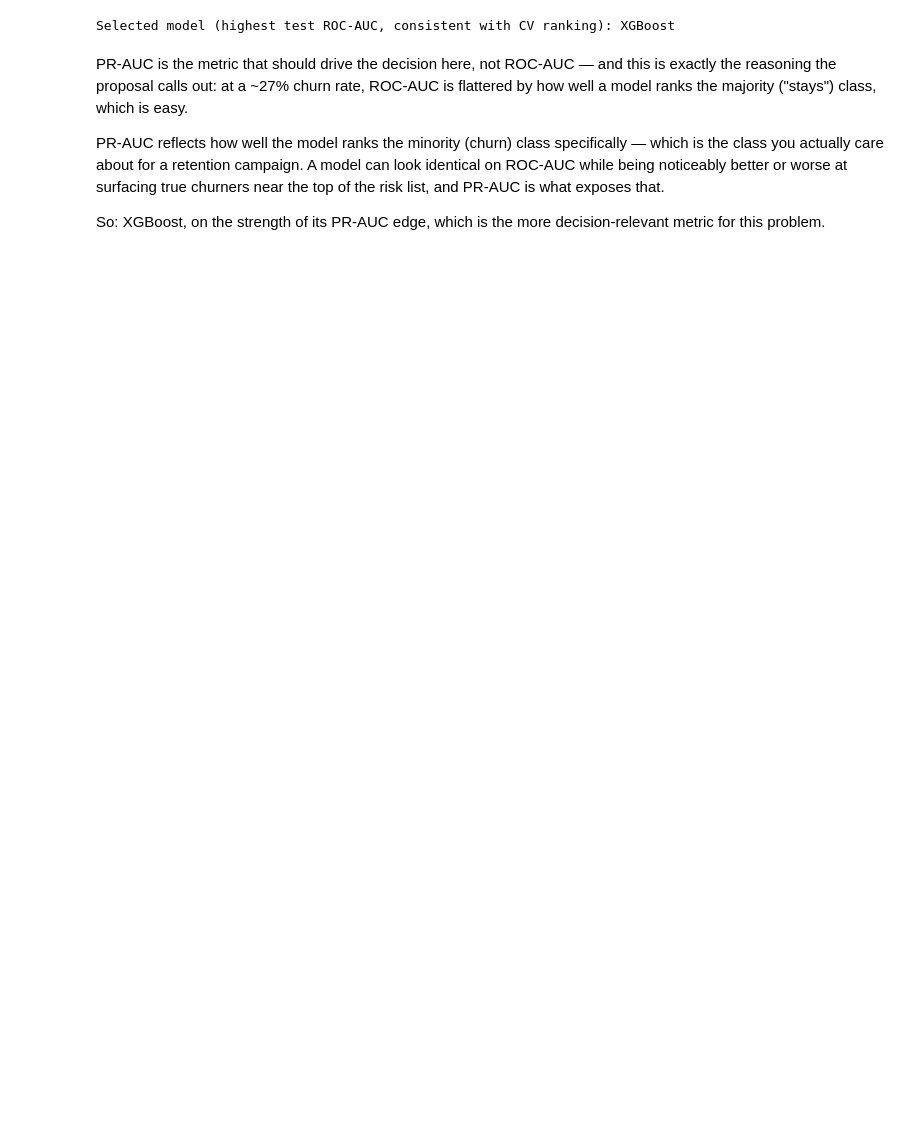
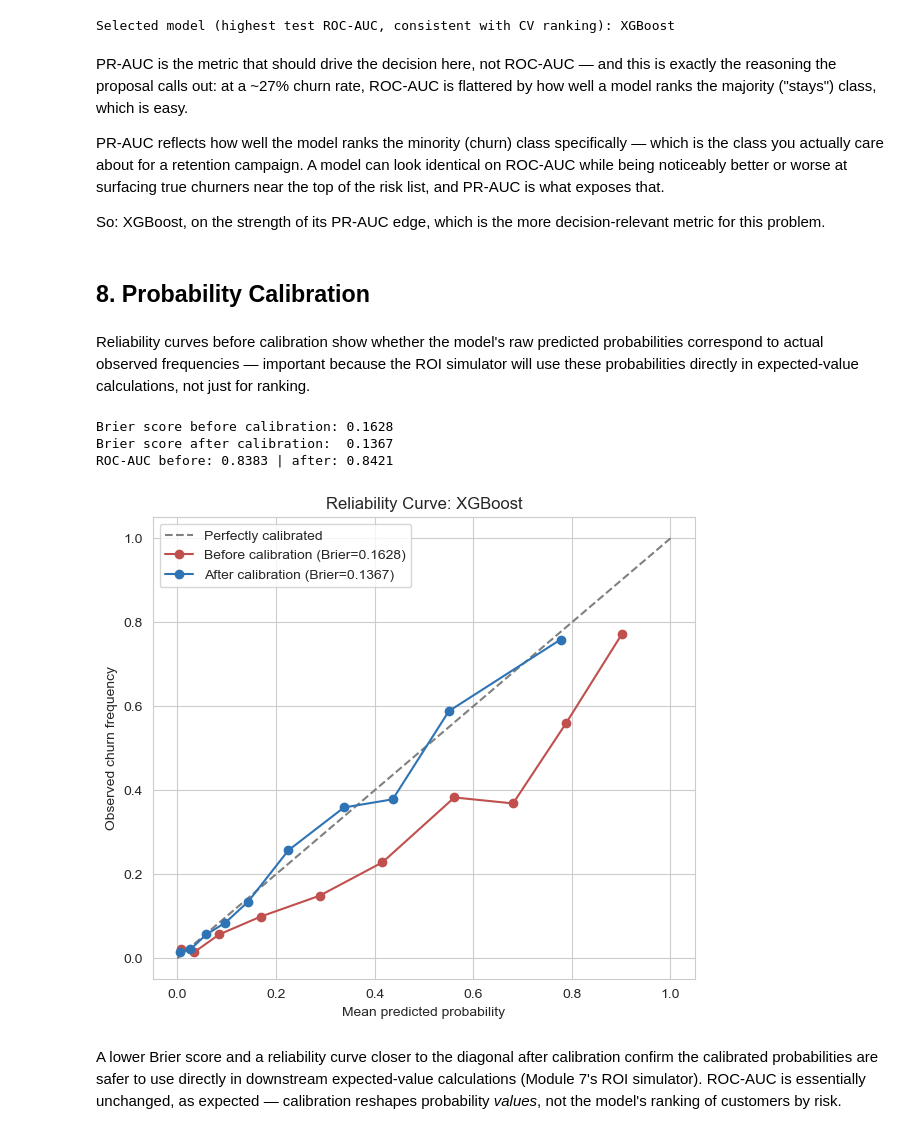
Before and after one commit to danielowuor/Customer-Retention-Intelligence-System, a Jupyter notebook: notebooks/03_classification_benchmarking.ipynb, the cells around one changed output. Saved outputs shown, nothing was run; the diff lists cells and outputs as text; code cells hidden in the pictures; blank space fills up the shorter version.

Commit message:
feat: add probability calibration to assess and improve churn prediction reliability

```diff
--- a/notebooks/03_classification_benchmarking.ipynb
+++ b/notebooks/03_classification_benchmarking.ipynb
@@ -273,3 +273,44 @@ PR-AUC is the metric that should drive the decision here, not ROC-AUC — and th
 PR-AUC reflects how well the model ranks the minority (churn) class specifically — which is the class you actually care about for a retention campaign. A model can look identical on ROC-AUC while being noticeably better or worse at surfacing true churners near the top of the risk list, and PR-AUC is what exposes that.
 
 So: XGBoost, on the strength of its PR-AUC edge, which is the more decision-relevant metric for this problem.
+# %% [markdown]
+## 8. Probability Calibration
+# %% [markdown]
+Reliability curves before calibration show whether the model's raw predicted probabilities correspond to actual observed frequencies — important because the ROI simulator will use these probabilities directly in expected-value calculations, not just for ranking.
+# %%
+proba_uncalibrated = best_raw_model.predict_proba(X_test_enc)[:, 1]
+frac_pos_before, mean_pred_before = calibration_curve(y_test, proba_uncalibrated, n_bins=10, strategy="quantile")
+brier_before = brier_score_loss(y_test, proba_uncalibrated)
+
+calibrated_model = CalibratedClassifierCV(
+    estimator=best_raw_model.__class__(**best_model_params),
+    method="isotonic",
+    cv=5,
+)
+calibrated_model.fit(X_train_enc, y_train)
+
+proba_calibrated = calibrated_model.predict_proba(X_test_enc)[:, 1]
+frac_pos_after, mean_pred_after = calibration_curve(y_test, proba_calibrated, n_bins=10, strategy="quantile")
+brier_after = brier_score_loss(y_test, proba_calibrated)
+
+print(f"Brier score before calibration: {brier_before:.4f}")
+print(f"Brier score after calibration:  {brier_after:.4f}")
+print(f"ROC-AUC before: {roc_auc_score(y_test, proba_uncalibrated):.4f} | after: {roc_auc_score(y_test, proba_calibrated):.4f}")
+# %% [output]
+Brier score before calibration: 0.1628
+Brier score after calibration:  0.1367
+ROC-AUC before: 0.8383 | after: 0.8421
+# %%
+fig, ax = plt.subplots(figsize=(7, 6))
+ax.plot([0, 1], [0, 1], linestyle="--", color="gray", label="Perfectly calibrated")
+ax.plot(mean_pred_before, frac_pos_before, marker="o", color="#C0504D", label=f"Before calibration (Brier={brier_before:.4f})")
+ax.plot(mean_pred_after, frac_pos_after, marker="o", color="#2E74B5", label=f"After calibration (Brier={brier_after:.4f})")
+ax.set_xlabel("Mean predicted probability")
+ax.set_ylabel("Observed churn frequency")
+ax.set_title(f"Reliability Curve: {best_model_name}")
+ax.legend()
+plt.show()
+# %% [output]
+[figure, added]
+# %% [markdown]
+A lower Brier score and a reliability curve closer to the diagonal after calibration confirm the calibrated probabilities are safer to use directly in downstream expected-value calculations (Module 7's ROI simulator). ROC-AUC is essentially unchanged, as expected — calibration reshapes probability *values*, not the model's ranking of customers by risk.
```
Also changed, not shown: parts of 3 cells of this notebook.
